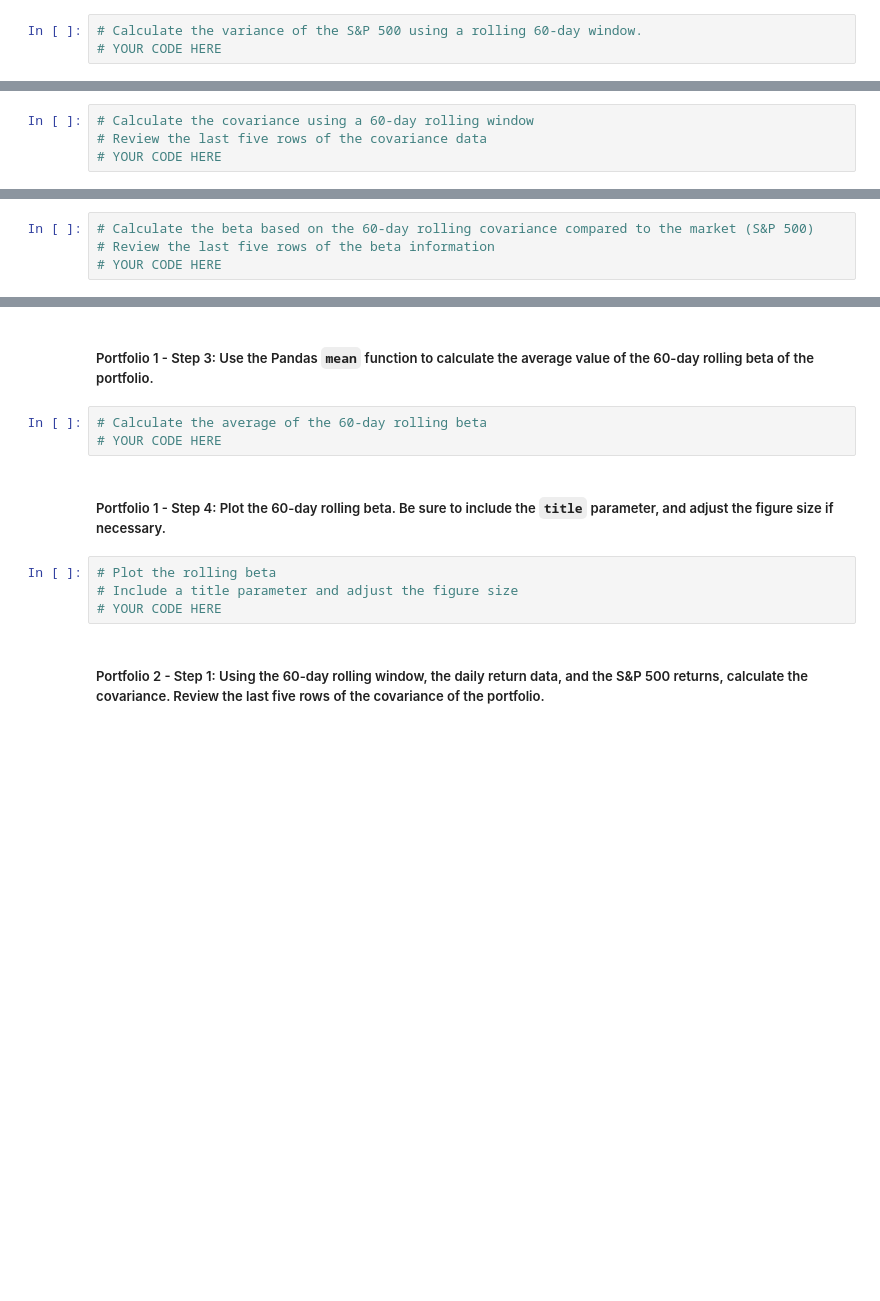
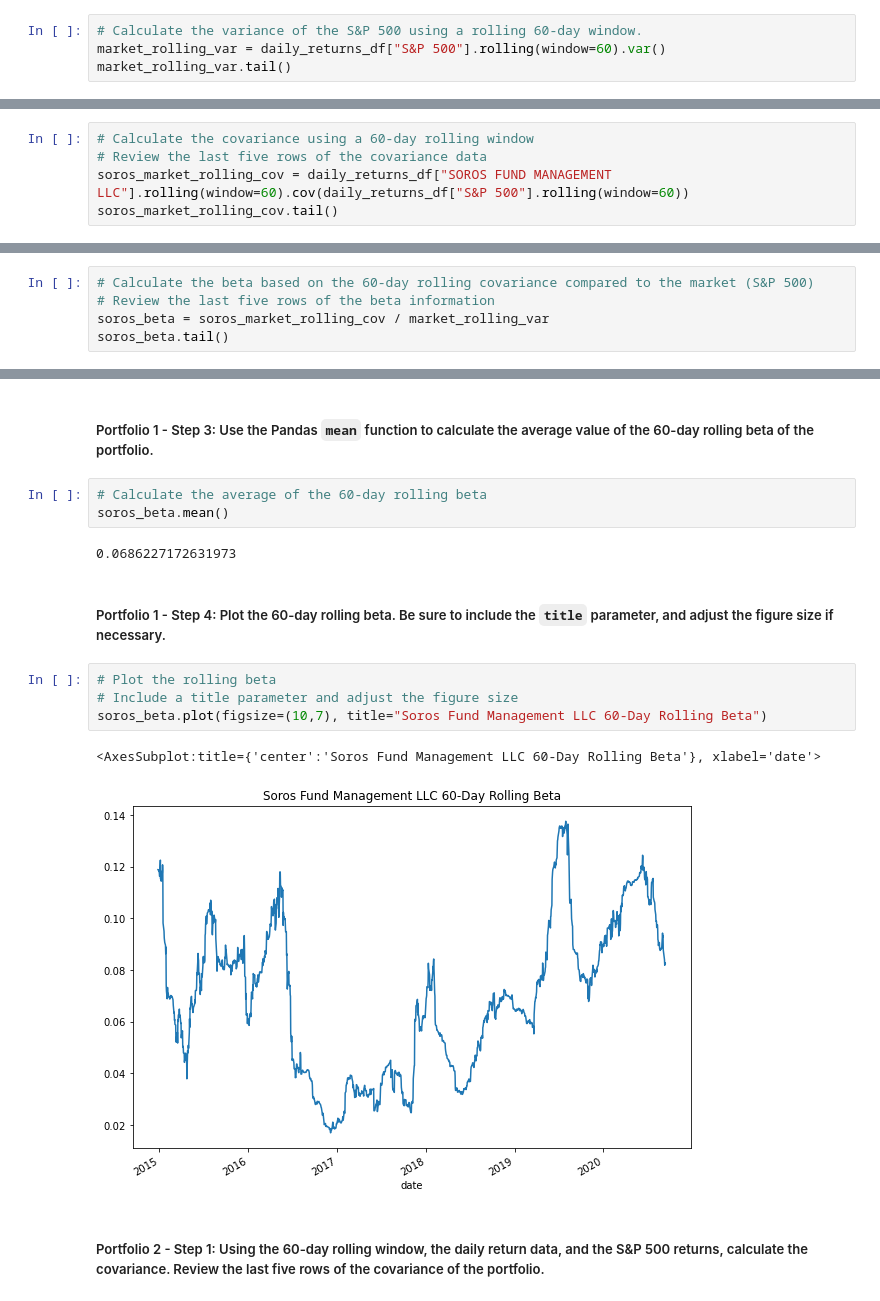
Before and after one commit to JunTheRewels/hw_m4_risk_analysis, a Jupyter notebook: Starter_Code/risk_return_analysis.ipynb, the cells around one changed output, grey strips where cells are left out. Cells and saved outputs as stored; diff of their text form; blank space fills up the shorter version.

```diff
--- a/Starter_Code/risk_return_analysis.ipynb
+++ b/Starter_Code/risk_return_analysis.ipynb
@@ -355,4 +355,5 @@ Your analysis is nearing completion. Now, you need to evaluate how the portfolio
 #### Use the Pandas `var` function to calculate the variance of the S&P 500 by using a 60-day rolling window. Visualize the last five rows of the variance of the S&P 500.
 # %%
 # Calculate the variance of the S&P 500 using a rolling 60-day window.
-# YOUR CODE HERE
+market_rolling_var = daily_returns_df["S&P 500"].rolling(window=60).var()
+market_rolling_var.tail()
@@ -371,4 +380,5 @@ Your analysis is nearing completion. Now, you need to evaluate how the portfolio
 # %%
 # Calculate the covariance using a 60-day rolling window
 # Review the last five rows of the covariance data
-# YOUR CODE HERE
+soros_market_rolling_cov = daily_returns_df["SOROS FUND MANAGEMENT LLC"].rolling(window=60).cov(daily_returns_df["S&P 500"].rolling(window=60))
+soros_market_rolling_cov.tail()
@@ -377,4 +395,5 @@ Your analysis is nearing completion. Now, you need to evaluate how the portfolio
 # %%
 # Calculate the beta based on the 60-day rolling covariance compared to the market (S&P 500)
 # Review the last five rows of the beta information
-# YOUR CODE HERE
+soros_beta = soros_market_rolling_cov / market_rolling_var
+soros_beta.tail()
@@ -382,13 +409,18 @@ Your analysis is nearing completion. Now, you need to evaluate how the portfolio
 ##### Portfolio 1 - Step 3: Use the Pandas `mean` function to calculate the average value of the 60-day rolling beta of the portfolio.
 # %%
 # Calculate the average of the 60-day rolling beta
-# YOUR CODE HERE
+soros_beta.mean()
+# %% [output]
+0.0686227172631973
 # %% [markdown]
 ##### Portfolio 1 - Step 4: Plot the 60-day rolling beta. Be sure to include the `title` parameter, and adjust the figure size if necessary.
 # %%
 # Plot the rolling beta
 # Include a title parameter and adjust the figure size
-# YOUR CODE HERE
+soros_beta.plot(figsize=(10,7), title="Soros Fund Management LLC 60-Day Rolling Beta")
+# %% [output]
+<AxesSubplot:title={'center':'Soros Fund Management LLC 60-Day Rolling Beta'}, xlabel='date'>
+[figure, added]
 # %% [markdown]
 ##### Portfolio 2 - Step 1: Using the 60-day rolling window, the daily return data, and the S&P 500 returns, calculate the covariance. Review the last five rows of the covariance of the portfolio.
 # %%
```
Also changed, not shown: parts of 9 cells of this notebook.
